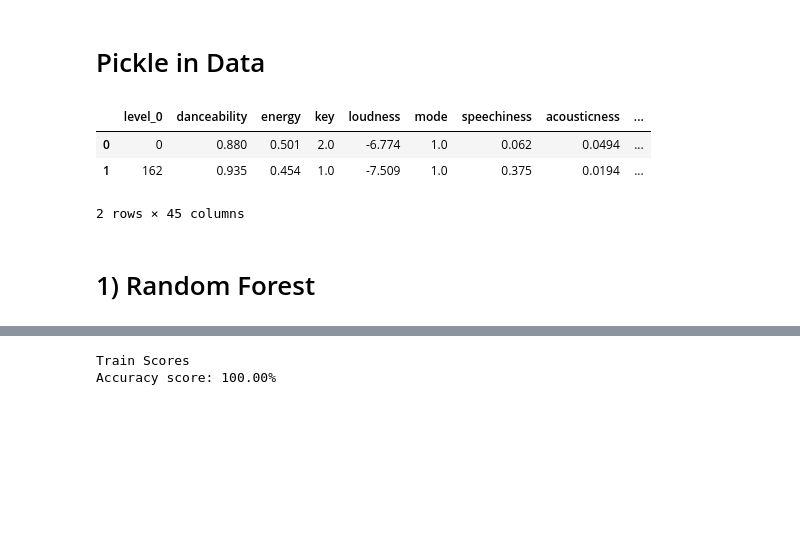
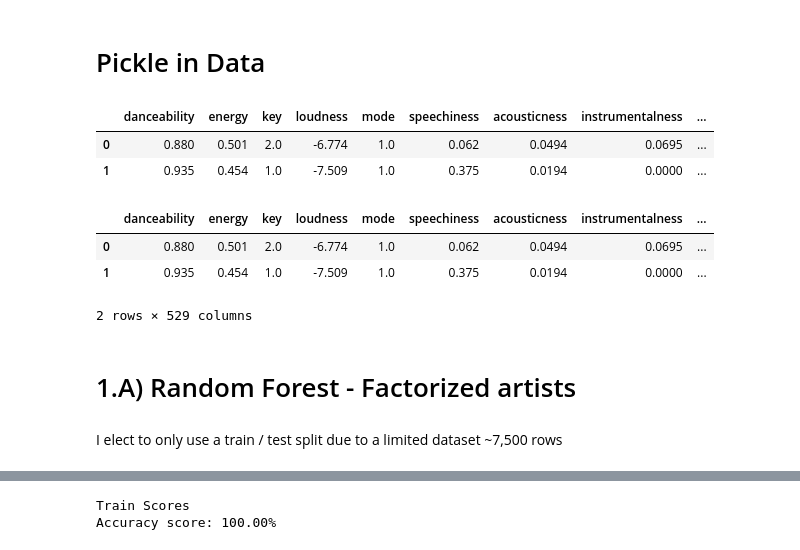
Before and after one commit to andrewdouglassmith1/TikTok_Hit_Predictor, a Jupyter notebook: Outside_Data_Models/1-Baseline_DT_Variations.ipynb, the cells around one changed output, grey strips where cells are left out. Cells and saved outputs as stored; diff of their text form; code cells hidden in the pictures; blank space fills up the shorter version.

Commit message:
models with artists added

```diff
--- a/Outside_Data_Models/1-Baseline_DT_Variations.ipynb
+++ b/Outside_Data_Models/1-Baseline_DT_Variations.ipynb
@@ -23,22 +20,31 @@ from imblearn.ensemble import BalancedBaggingClassifier
 from imblearn.ensemble import BalancedRandomForestClassifier
 # %% [markdown]
 # Pickle in Data
+# %%
+# Pickle in factorized data
+
+path = r"C:\Users\Andrew\Documents\Metis\TikTok_Hit_Predictor\Pickle\supervised_factorized.pkl"
+
+df_factorized = pickle.load(open(path,'rb'))
+df_factorized.head(2)
+# %% [output]
+|  | danceability | energy | key | loudness | mode | speechiness | acousticness | instrumentalness | ... |
+| 0 | 0.880 | 0.501 | 2.0 | -6.774 | 1.0 | 0.062 | 0.0494 | 0.0695 | ... |
+| 1 | 0.935 | 0.454 | 1.0 | -7.509 | 1.0 | 0.375 | 0.0194 | 0.0000 | ... |
 # %%
-# Pickle in cleaned dataframe
+# Pickle in dummied data
 
-# Designate path
+path = r"C:\Users\Andrew\Documents\Metis\TikTok_Hit_Predictor\Pickle\supervised_dummy.pkl"
 
-path = r"C:\Users\Andrew\Documents\Metis\TikTok_Song_Predictor\Pickle\df_agg.pkl"
-
-df = pickle.load(open(path,'rb'))
-df.head(2)
+df_dummy = pickle.load(open(path,'rb'))
+df_dummy.head(2)
 # %% [output]
-|  | level_0 | danceability | energy | key | loudness | mode | speechiness | acousticness | ... |
-| 0 | 0 | 0.880 | 0.501 | 2.0 | -6.774 | 1.0 | 0.062 | 0.0494 | ... |
-| 1 | 162 | 0.935 | 0.454 | 1.0 | -7.509 | 1.0 | 0.375 | 0.0194 | ... |
+|  | danceability | energy | key | loudness | mode | speechiness | acousticness | instrumentalness | ... |
+| 0 | 0.880 | 0.501 | 2.0 | -6.774 | 1.0 | 0.062 | 0.0494 | 0.0695 | ... |
+| 1 | 0.935 | 0.454 | 1.0 | -7.509 | 1.0 | 0.375 | 0.0194 | 0.0000 | ... |
-2 rows × 45 columns
+2 rows × 529 columns
 # %% [markdown]
-# 1) Random Forest
+# 1.A) Random Forest - Factorized artists
 # %%
 # Seperate features from label
 
@@ -49 +55,3 @@ y = df['success']
+# %% [markdown]
+I elect to only use a train / test split due to a limited dataset ~7,500 rows
 # %%
```
Also changed, not shown: parts of 27 cells of this notebook, 2 other files.
